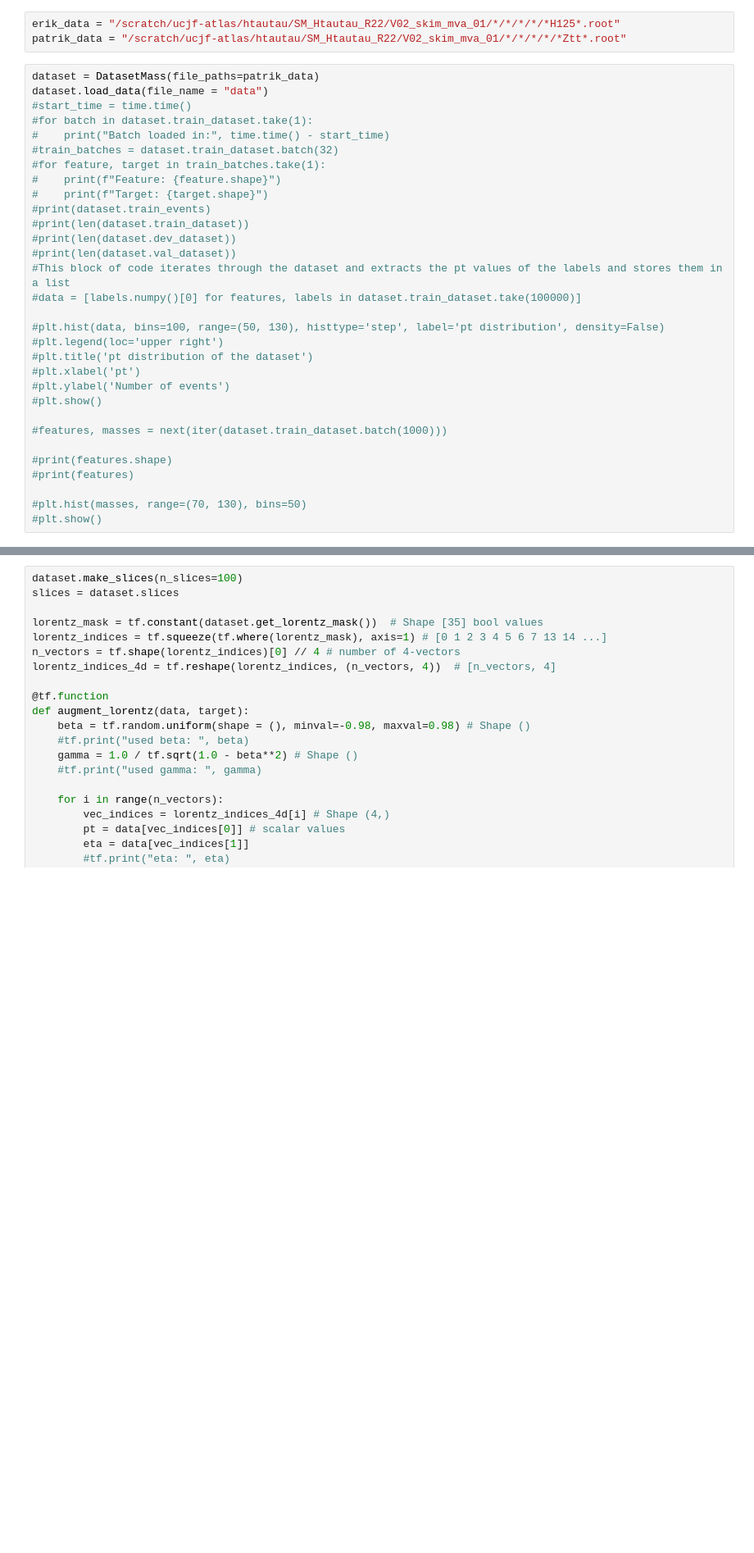
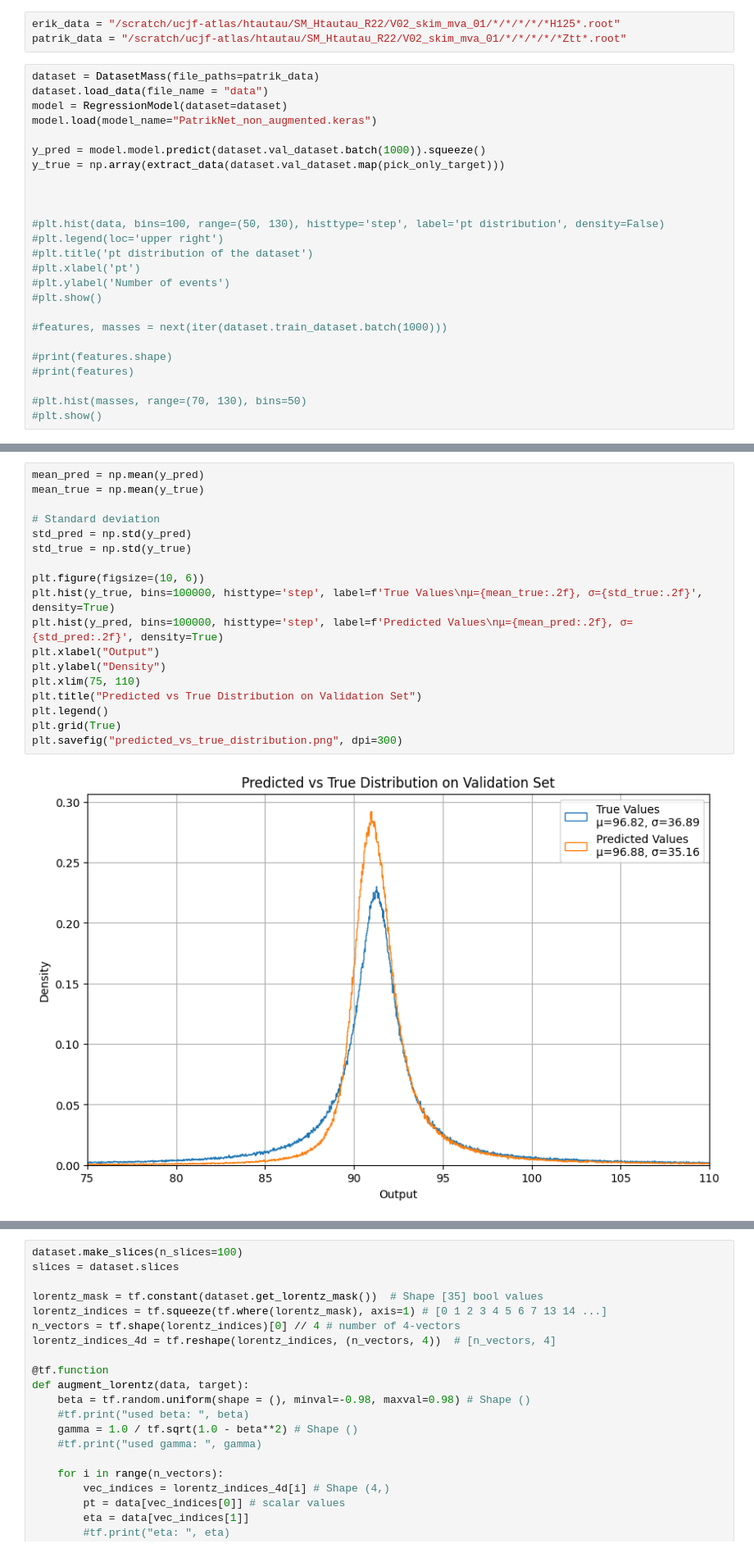
Before and after one commit to Patrik1van/HiggsAnalysisBc, a Jupyter notebook: main.ipynb, the cells around one changed output, grey strips where cells are left out. Shown: that part at 82% size. Drawn from its saved outputs; the diff is of its cells as text; blank space fills up the shorter version.

Commit message:
added distribution plotting

```diff
--- a/main.ipynb
+++ b/main.ipynb
@@ -26,19 +16,13 @@ patrik_data = "/scratch/ucjf-atlas/htautau/SM_Htautau_R22/V02_skim_mva_01/*/*/*/
 # %%
 dataset = DatasetMass(file_paths=patrik_data)
 dataset.load_data(file_name = "data")
-#start_time = time.time()
-#for batch in dataset.train_dataset.take(1):
-#    print("Batch loaded in:", time.time() - start_time)
-#train_batches = dataset.train_dataset.batch(32)
-#for feature, target in train_batches.take(1):
-#    print(f"Feature: {feature.shape}")
-#    print(f"Target: {target.shape}")
-#print(dataset.train_events)
-#print(len(dataset.train_dataset))
-#print(len(dataset.dev_dataset))
-#print(len(dataset.val_dataset))
-#This block of code iterates through the dataset and extracts the pt values of the labels and stores them in a list
-#data = [labels.numpy()[0] for features, labels in dataset.train_dataset.take(100000)]
+model = RegressionModel(dataset=dataset)
+model.load(model_name="PatrikNet_non_augmented.keras")
+
+y_pred = model.model.predict(dataset.val_dataset.batch(1000)).squeeze()
+y_true = np.array(extract_data(dataset.val_dataset.map(pick_only_target)))
+
+
 
 #plt.hist(data, bins=100, range=(50, 130), histtype='step', label='pt distribution', density=False)
 #plt.legend(loc='upper right')
@@ -58,0 +45,20 @@ I0000 00:00:1743281954.279057 1086864 gpu_device.cc:2022] Created device /job:lo
+# %%
+mean_pred = np.mean(y_pred)
+mean_true = np.mean(y_true)
+
+# Standard deviation
+std_pred = np.std(y_pred)
+std_true = np.std(y_true)
+
+plt.figure(figsize=(10, 6))
+plt.hist(y_true, bins=100000, histtype='step', label=f'True Values\nμ={mean_true:.2f}, σ={std_true:.2f}', density=True)
+plt.hist(y_pred, bins=100000, histtype='step', label=f'Predicted Values\nμ={mean_pred:.2f}, σ={std_pred:.2f}', density=True)
+plt.xlabel("Output")
+plt.ylabel("Density")
+plt.xlim(75, 110)
+plt.title("Predicted vs True Distribution on Validation Set")
+plt.legend()
+plt.grid(True)
+plt.savefig("predicted_vs_true_distribution.png", dpi=300)
+# %% [output]
+[figure, added]
```
Also changed, not shown: parts of 3 cells of this notebook, 5 other files.
